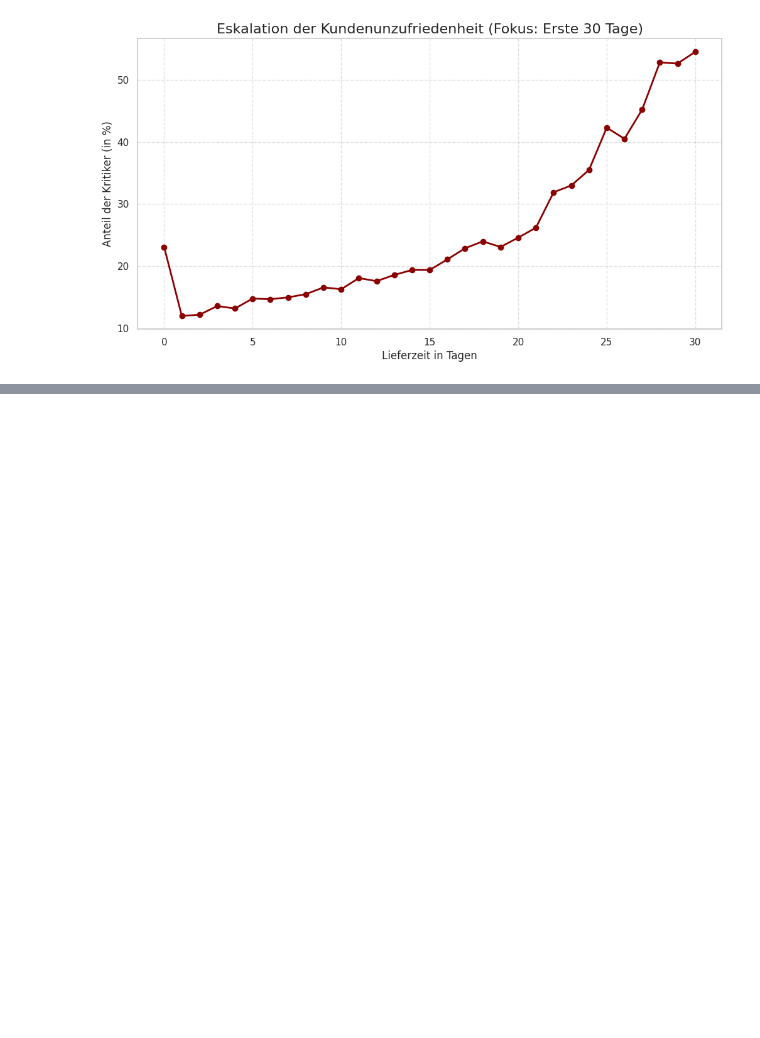
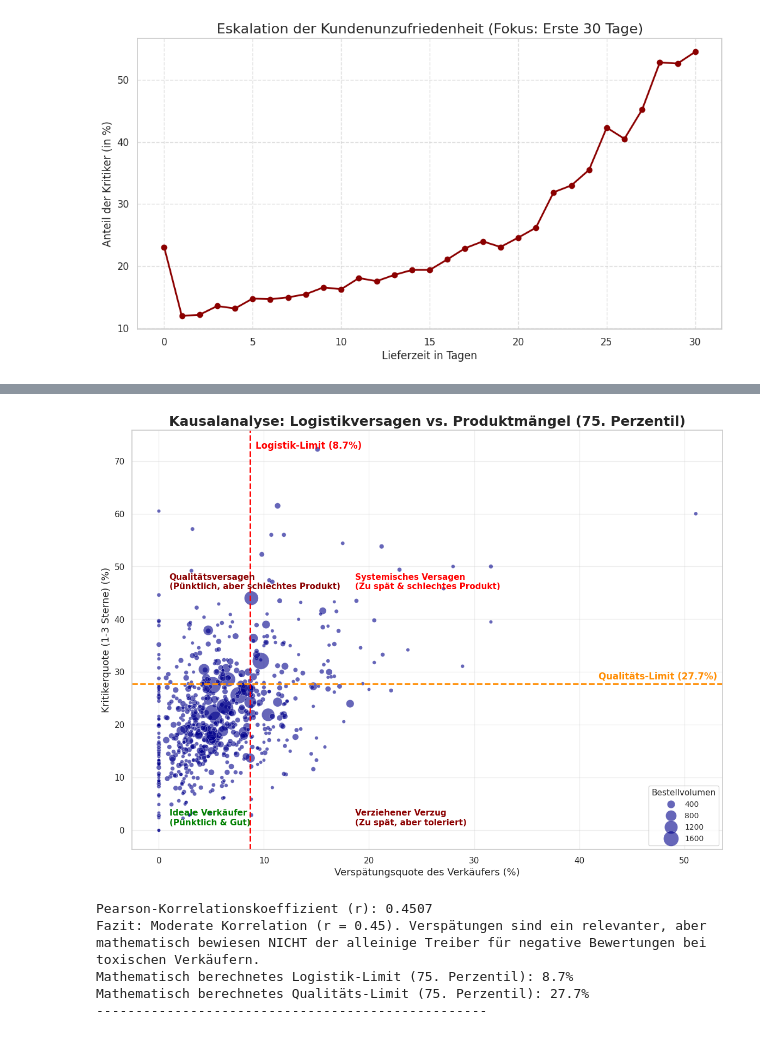
Before and after one commit to UlkarIslamova/ecommerce-datenanalyse, a Jupyter notebook: e-commerce-datenanalyse-eda.ipynb, the cells around one changed output, grey strips where cells are left out. Drawn from its saved outputs; the diff is of its cells as text; code cells hidden in the pictures; blank space fills up the shorter version.

```diff
--- a/e-commerce-datenanalyse-eda.ipynb
+++ b/e-commerce-datenanalyse-eda.ipynb
@@ -689,0 +953,71 @@ plt.show()
+# %%
+import seaborn as sns
+import matplotlib.pyplot as plt
+
+# 1. Harte Schwellenwerte datengestützt berechnen: 75. Perzentil
+max_delay = seller_stats_filtered['verspaetungs_quote'].quantile(0.75)
+max_complaint = seller_stats_filtered['kritiker_quote'].quantile(0.75)
+
+# 2. Quadranten-Analyse (Scatter Plot) visualisieren
+plt.figure(figsize=(14, 10))
+
+# 3. Scatterplot erstellen
+sns.scatterplot(
+    data=seller_stats_filtered,
+    x='verspaetungs_quote',
+    y='kritiker_quote',
+    size='total_orders',
+    sizes=(20, 500),
+    alpha=0.6,
+    color='darkblue'
+)
+
+# 4. Trennlinien einzeichnen
+plt.axvline(x=max_delay, color='red', linestyle='--', linewidth=2)
+plt.axhline(y=max_complaint, color='darkorange', linestyle='--', linewidth=2)
+
+# 5.Datalini Beschriftung direkt auf den Linien
+plt.text(max_delay + 0.5, plt.ylim()[1] - 2, f'Logistik-Limit ({max_delay:.1f}%)', color='red', weight='bold', va='top')
+plt.text(plt.xlim()[1] - 0.5, max_complaint + 0.5, f'Qualitäts-Limit ({max_complaint:.1f}%)', color='darkorange', weight='bold', ha='right', va='bottom')
+
+# 6.Diagramm formatieren
+plt.title('Kausalanalyse: Logistikversagen vs. Produktmängel (75. Perzentil)', fontsize=18, fontweight='bold')
+plt.xlabel('Verspätungsquote des Verkäufers (%)', fontsize=13)
+plt.ylabel('Kritikerquote (1-3 Sterne) (%)', fontsize=13)
+
+# 7. MANUELLE BESCHRIFTUNG (OHNE externe Bibliotheken) ---
+plt.text(1, max_complaint + 18, 'Qualitätsversagen\n(Pünktlich, aber schlechtes Produkt)', color='darkred', fontsize=11, weight='bold')
+plt.text(max_delay + 10, max_complaint + 18, 'Systemisches Versagen\n(Zu spät & schlechtes Produkt)', color='red', fontsize=11, weight='bold')
+plt.text(max_delay + 10, 1, 'Verziehener Verzug\n(Zu spät, aber toleriert)', color='darkred', fontsize=11, weight='bold')
+plt.text(1, 1, 'Ideale Verkäufer\n(Pünktlich & Gut)', color='green', fontsize=11, weight='bold')
+
+# 8. Legende anpassen
+h, l = plt.gca().get_legend_handles_labels()
+plt.legend(h[0:4], l[0:4], title="Bestellvolumen", loc="lower right", title_fontsize=11, fontsize=10)
+
+plt.grid(True, alpha=0.3)
+plt.show()
+
+
+# 9. Statisch korrekte Interpretation basierend auf wissenschaftlichen Standards
+korrelation = seller_stats_filtered['verspaetungs_quote'].corr(seller_stats_filtered['kritiker_quote'])
+print(f"Pearson-Korrelationskoeffizient (r): {korrelation:.4f}")
+
+if abs(korrelation) < 0.3:
+    print(f"Fazit: Schwache Korrelation (r = {korrelation:.2f}). Verspätungen haben keinen dominierenden linearen Einfluss auf den Kundenfrust. Andere Faktoren (z.B. Produktqualität) müssen maßgeblich sein.")
+elif 0.3 <= abs(korrelation) < 0.7:
+    print(f"Fazit: Moderate Korrelation (r = {korrelation:.2f}). Verspätungen sind ein relevanter, aber mathematisch bewiesen NICHT der alleinige Treiber für negative Bewertungen bei toxischen Verkäufern.")
+else:
+    print(f"Fazit: Starke Korrelation (r = {korrelation:.2f}). Logistische Verzögerungen sind die primäre Ursache für die schlechten Bewertungen in diesem Segment.")
+
+# 10. Ausgabe der wissenschaftlichen Diagnose ---
+print(f"Mathematisch berechnetes Logistik-Limit (75. Perzentil): {max_delay:.1f}%")
+print(f"Mathematisch berechnetes Qualitäts-Limit (75. Perzentil): {max_complaint:.1f}%")
+print("-" * 50)
+# %% [output]
+[figure, added]
+Pearson-Korrelationskoeffizient (r): 0.4507
+Fazit: Moderate Korrelation (r = 0.45). Verspätungen sind ein relevanter, aber mathematisch bewiesen NICHT der alleinige Treiber für negative Bewertungen bei toxischen Verkäufern.
+Mathematisch berechnetes Logistik-Limit (75. Perzentil): 8.7%
+Mathematisch berechnetes Qualitäts-Limit (75. Perzentil): 27.7%
+--------------------------------------------------
```
Also changed, not shown: parts of 48 cells of this notebook.
